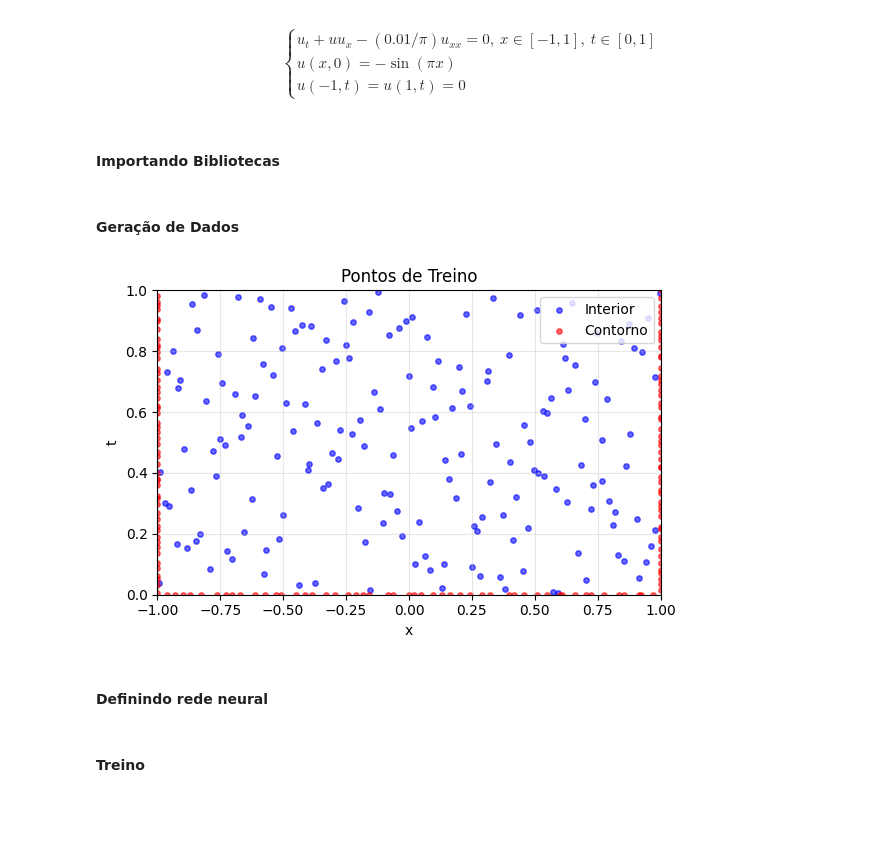
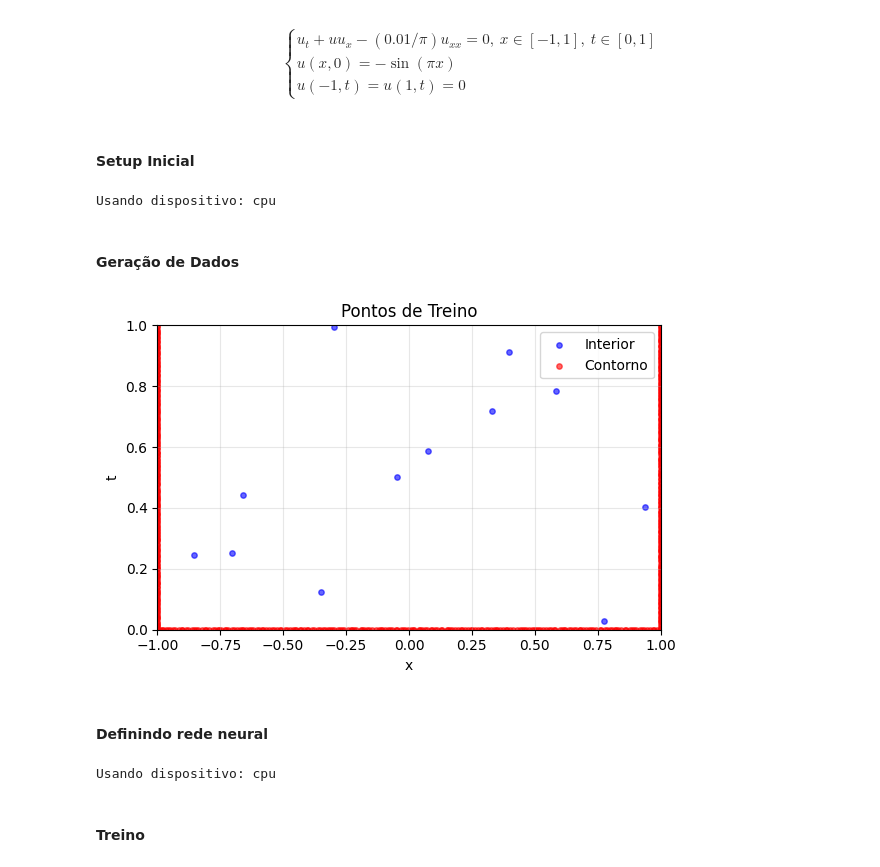
Before and after one commit to NicolasRossoni/TCC, a Jupyter notebook: SimpleExamples/BurgersEquation.ipynb, the cells around one changed output. Drawn from its saved outputs; the diff is of its cells as text; code cells hidden in the pictures; blank space fills up the shorter version.

```diff
--- a/SimpleExamples/BurgersEquation.ipynb
+++ b/SimpleExamples/BurgersEquation.ipynb
@@ -9,17 +9,25 @@ u(x,0) = -\sin(\pi x) \\
 u(-1,t) = u(1,t) = 0
 \end{array}\right.$$
 # %% [markdown]
-#### Importando Bibliotecas
+#### Setup Inicial
 # %%
+#### Importando Bibliotecas
 import matplotlib.pyplot as plt
 import numpy as np
 import torch as tc
 
 from torch import nn
 from torch.optim.lr_scheduler import StepLR
+
+# Detecção de GPU
+device = tc.device('cuda' if tc.cuda.is_available() else 'cpu')
+print(f'Usando dispositivo: {device}')
+# %% [output]
+Usando dispositivo: cpu
 # %% [markdown]
 #### Geração de Dados
 # %%
+#### Geração de Dados
 tc.manual_seed(21)
 
 # Definindo domínio
@@ -27,8 +35,8 @@ x_min, x_max = -1.0, 1.0
 t_min, t_max = 0.0, 1.0
 
 # Número de pontos
-n_ci = 50  # Pra cada condição de contorno(teste)
-n = 300    # Pontos usados no treino, validação e teste
+n_ci = 200  # Pra cada condição de contorno(teste)
+n = 20    # Pontos usados no treino, validação e teste
 
 distribution = [0.6, 0.2, 0.2] # Distribuição entre treino, validação e teste
 
@@ -63,9 +71,9 @@ treino_ci = tc.concatenate([ci1, ci2, ci3]) # (x,t) -> shape: [3*n_ci, 2]
 treino_ci.requires_grad_(True)
 
 # Soluções u(x,t)
-ci1_u = -tc.sin(tc.pi*ci1[:,0])     # u(x,0)
-ci2_u = tc.zeros(n_ci)              # u(1,t)
-ci3_u = tc.zeros(n_ci)              # u(-1,t)
+ci1_u = -tc.sin(tc.pi*ci1[:,0]).to(device)     # u(x,0)
+ci2_u = tc.zeros(n_ci).to(device)              # u(1,t)
+ci3_u = tc.zeros(n_ci).to(device)              # u(-1,t)
 
 treino_ci_u = tc.concatenate([ci1_u, ci2_u, ci3_u]).reshape(-1, 1) # u(x,t) -> shape: [3*n_ci, 1]
 
@@ -78,49 +86,53 @@ n_validacao = int(n*distribution[1])
 n_teste = int(n*distribution[2])
 
 # Pontos (x,t) - treino
-treino_geral = latin_hypercube(n_treino)    # (x,t) -> shape: [n_treino, 2]
-treino = tc.cat([treino_ci, treino_geral])  # (x,t) -> shape: [3*n_ci + n_treino, 2]
+treino_geral = latin_hypercube(n_treino)               # (x,t) -> shape: [n_treino, 2]
+treino = tc.cat([treino_ci, treino_geral]).to(device)  # (x,t) -> shape: [3*n_ci + n_treino, 2]
 treino.requires_grad_(True)
 
 # Pontos (x,t) - validação
-validacao = latin_hypercube(n_validacao)    # (x,t) -> shape: [n_validacao, 2]
+validacao = latin_hypercube(n_validacao).to(device)    # (x,t) -> shape: [n_validacao, 2]
 
 # Pontos (x,t) - teste
-teste = latin_hypercube(n_teste)            # (x,t) -> shape: [n_teste, 2]
+teste = latin_hypercube(n_teste).to(device)            # (x,t) -> shape: [n_teste, 2]
 
 ### ========================================= ###
 ###   Solução Referencia(validação e teste)   ###
 ### ========================================= ###
 
 # Vazio por enquanto...
-validacao_u = tc.zeros(n_validacao)     # u(x,t) -> shape: [n_validacao, 1]
-teste_u = tc.zeros(n_teste)             # u(x,t) -> shape: [n_teste, 1]
+validacao_u = tc.zeros(n_validacao).to(device)     # u(x,t) -> shape: [n_validacao, 1]
+teste_u = tc.zeros(n_teste).to(device)             # u(x,t) -> shape: [n_teste, 1]
 
 ### ========================================= ###
 ###         Plotando Pontos de Treino         ###
 ### ========================================= ###
 
 plt.figure(figsize=(6, 4))
 
 plt.scatter(treino_geral[:,0].detach().numpy(), treino_geral[:,1].detach().numpy(), c='blue', s=15, label='Interior', alpha=0.6)
 plt.scatter(ci3[:,0].detach().numpy(), ci3[:,1].detach().numpy(), c='red', label='Contorno', s=15, alpha=0.6)
 plt.scatter(ci2[:,0].detach().numpy(), ci2[:,1].detach().numpy(), c='red', s=15, alpha=0.6)
 plt.scatter(ci1[:,0].detach().numpy(), ci1[:,1].detach().numpy(), c='red', s=15, alpha=0.6)
 
 plt.xlabel('x')
 plt.ylabel('t')
 plt.title('Pontos de Treino')
 plt.xlim(x_min, x_max)
 plt.ylim(t_min, t_max)
 plt.legend(loc='upper right')
 plt.grid(True, alpha=0.3)
 plt.tight_layout()
 plt.show()
 # %% [output]
-[figure, old version]
+[figure, new version]
 # %% [markdown]
 #### Definindo rede neural
 # %%
+# Detecção de GPU
+device = tc.device('cuda' if tc.cuda.is_available() else 'cpu')
+print(f'Usando dispositivo: {device}')
+
 class PINN(nn.Module):
 
     def __init__(self, structure=[1, 10, 10, 1], activation=nn.Tanh()):
@@ -132,11 +144,16 @@ class PINN(nn.Module):
         for i in range(len(structure)-1):
             self.hidden_layers.append(nn.Linear(structure[i], structure[i+1]))
 
+        # Mover para GPU se disponível
+        self.to(device)
+
     def forward(self, x):
         for layer in self.hidden_layers[:-1]:
             x = self.activation(layer(x))
         x = self.hidden_layers[-1](x) # Sem ativação na última camada
         return x
+# %% [output]
+Usando dispositivo: cpu
 # %% [markdown]
 #### Treino
 # %%
```
Also changed, not shown: parts of 3 cells of this notebook.
